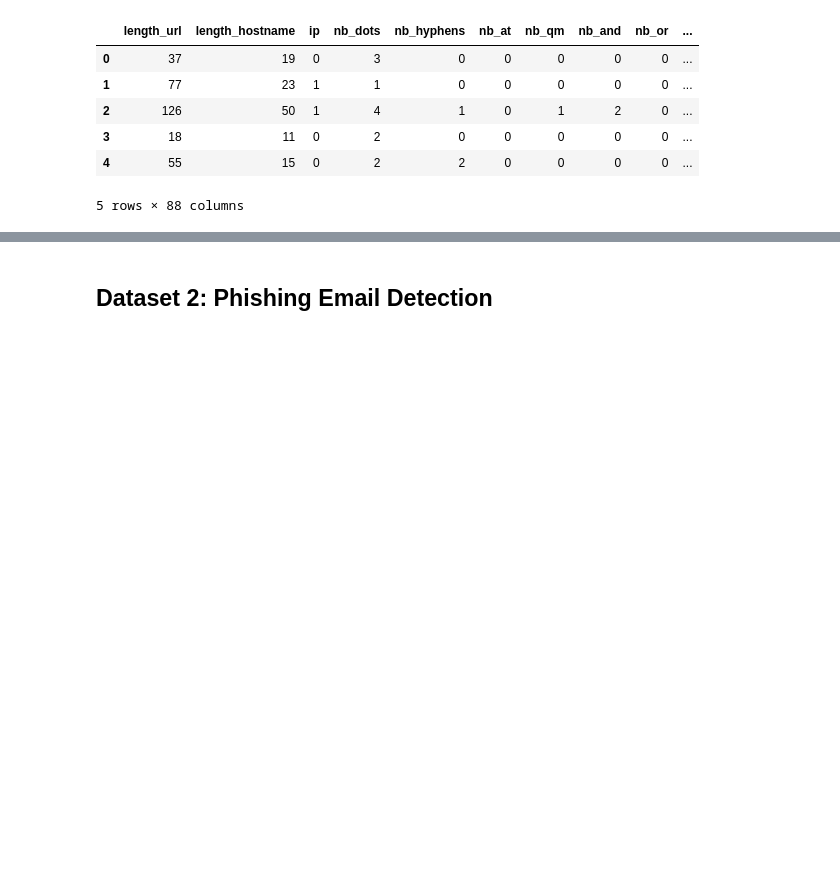
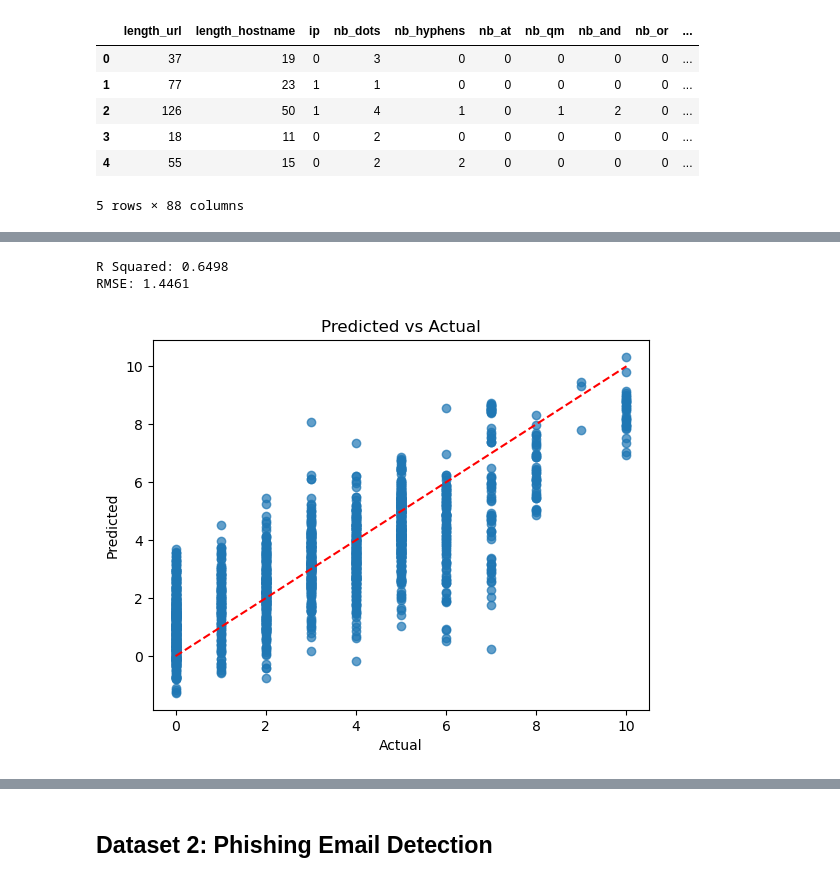
Before and after one commit to rdabbs1/Data-Science-Capstone, a Jupyter notebook: OMDS-ModC1-Week1-Dabbs-Rosemary.ipynb, the cells around one changed output, grey strips where cells are left out. Drawn from its saved outputs; the diff is of its cells as text; code cells hidden in the pictures; blank space fills up the shorter version.

```diff
--- a/OMDS-ModC1-Week1-Dabbs-Rosemary.ipynb
+++ b/OMDS-ModC1-Week1-Dabbs-Rosemary.ipynb
@@ -114,0 +271,10 @@ Confusion Matrix:
+# %%
+# Add top interaction term (domain_age*google_index)
+webpage_features_interaction1 = wp_features_cleaned.copy()
+webpage_features_interaction1['domain_age*google_index'] = webpage_features_interaction1['domain_age'] * webpage_features_interaction1['google_index']
+# %%
+run_linear_regression(webpage_features_interaction1, 'page_rank', test_size=0.2)
+# %% [output]
+R Squared: 0.6498
+RMSE: 1.4461
+[figure, added]
```
Also changed, not shown: parts of 28 cells of this notebook.
